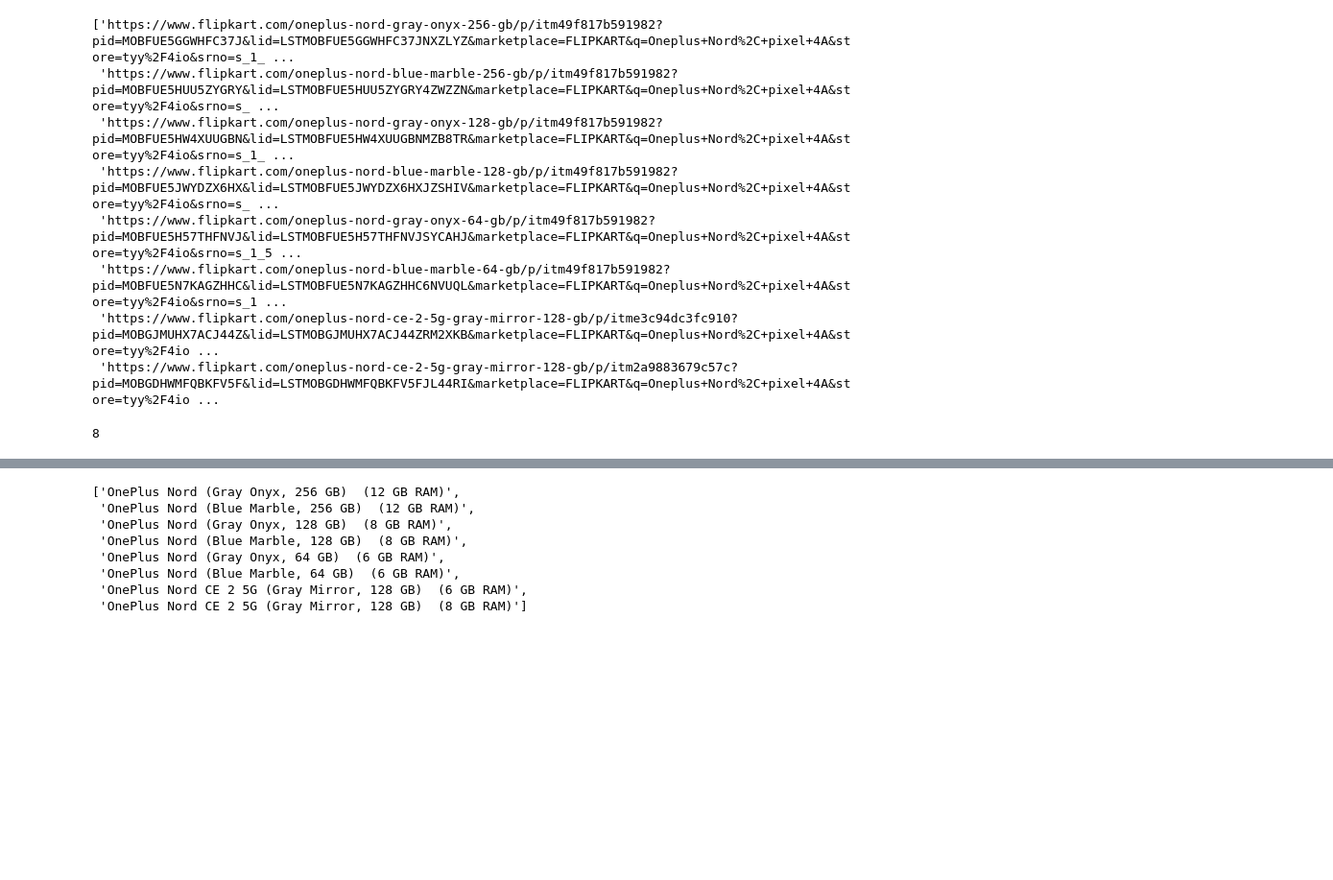
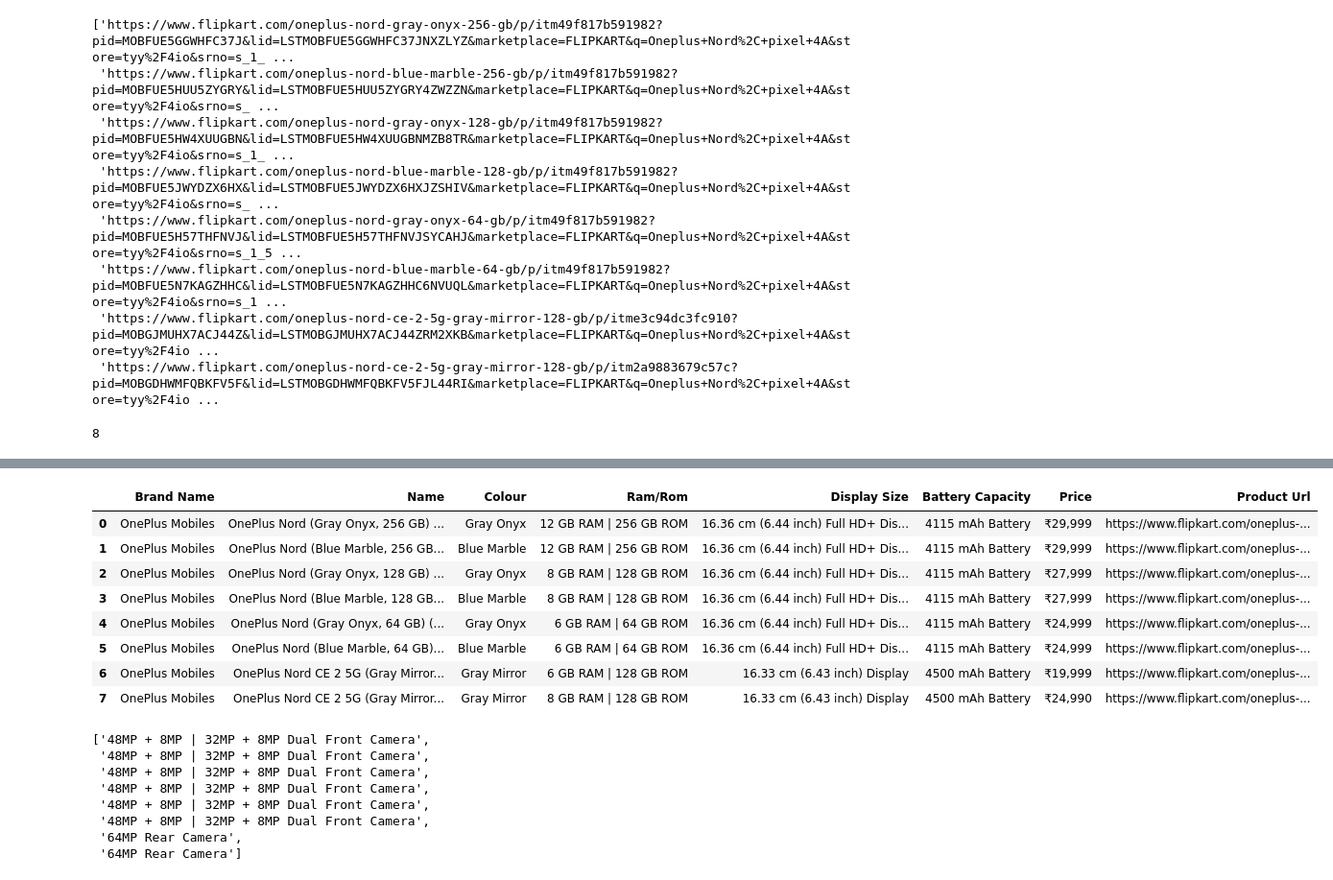
Before and after one commit to rzt1995/Internship, a Jupyter notebook: Assignment__3.ipynb, the cells around one changed output, grey strips where cells are left out. Shown: that part at 96% size. Cells and saved outputs as stored; diff of their text form; code cells hidden in the pictures; blank space fills up the shorter version.

```diff
--- a/Assignment__3.ipynb
+++ b/Assignment__3.ipynb
@@ -228,4 +228,46 @@ for i in product_url:
         name.append(n_name.text)
     except NoSuchElementException:
         name.append('-')
+for i in product_url:
+    driver.get(i)
+    try:
+        c_colour=driver.find_element(By.XPATH,'/html/body/div[1]/div/div[3]/div[1]/div[2]/div[7]/div/div/div[4]/div/div[2]/div/div[1]/table/tbody/tr[4]/td[2]/ul/li')
+        colour.append(c_colour.text)
+    except NoSuchElementException:
+        colour.append('-')
+for i in product_url:
+    driver.get(i)
+    try:
+        p_camera=driver.find_element(By.XPATH,'/html/body/div[1]/div/div[3]/div[1]/div[2]/div[6]/div[1]/div/div[2]/ul/li[3]')
+        primary_camera.append(p_camera.text)
+    except NoSuchElementException:
+        primary_camera.append('-')
+for i in product_url:
+    driver.get(i)
+    try:
+        d_display=driver.find_element(By.XPATH,'/html/body/div[1]/div/div[3]/div[1]/div[2]/div[6]/div[1]/div/div[2]/ul/li[2]')
+        display_size.append(d_display.text)
+    except NoSuchElementException:
+        display_size.append('-')
+for i in product_url:
+    driver.get(i)
+    try:
+        b_battery=driver.find_element(By.XPATH,'/html/body/div[1]/div/div[3]/div[1]/div[2]/div[6]/div[1]/div/div[2]/ul/li[4]')
+        battery_capacity.append(b_battery.text)
+    except NoSuchElementException:
+        battery_capacity.append('-')
+for i in product_url:
+    driver.get(i)
+    try:
+        p_price=driver.find_element(By.XPATH,'/html/body/div[1]/div/div[3]/div[1]/div[2]/div[2]/div/div[3]/div[1]/div/div')
+        prize.append(p_price.text)
+    except NoSuchElementException:
+        prize.append('-')
+for i in product_url:
+    driver.get(i)
+    try:
+        r_rom=driver.find_element(By.XPATH,'/html/body/div[1]/div/div[3]/div[1]/div[2]/div[6]/div[1]/div/div[2]/ul/li[1]')
+        rom.append(r_rom.text)
+    except NoSuchElementException:
+        rom.append('-')
 # %%
@@ -241,0 +293,13 @@ brand_name
+# %%
+df=pd.DataFrame({'Brand Name':brand_name,'Name':name,'Colour':colour,'Ram/Rom':rom,'Display Size':display_size,'Battery Capacity':battery_capacity,'Price':prize,'Product Url':product_url})
+df
+# %% [output]
+|  | Brand Name | Name | Colour | Ram/Rom | Display Size | Battery Capacity | Price | Product Url |
+| 0 | OnePlus Mobiles | OnePlus Nord (Gray Onyx, 256 GB) ... | Gray Onyx | 12 GB RAM | 256 GB ROM | 16.36 cm (6.44 inch) Full HD+ Dis... | 4115 mAh Battery | ₹29,999 | https://www.flipkart.com/oneplus-... |
+| 1 | OnePlus Mobiles | OnePlus Nord (Blue Marble, 256 GB... | Blue Marble | 12 GB RAM | 256 GB ROM | 16.36 cm (6.44 inch) Full HD+ Dis... | 4115 mAh Battery | ₹29,999 | https://www.flipkart.com/oneplus-... |
+| 2 | OnePlus Mobiles | OnePlus Nord (Gray Onyx, 128 GB) ... | Gray Onyx | 8 GB RAM | 128 GB ROM | 16.36 cm (6.44 inch) Full HD+ Dis... | 4115 mAh Battery | ₹27,999 | https://www.flipkart.com/oneplus-... |
+| 3 | OnePlus Mobiles | OnePlus Nord (Blue Marble, 128 GB... | Blue Marble | 8 GB RAM | 128 GB ROM | 16.36 cm (6.44 inch) Full HD+ Dis... | 4115 mAh Battery | ₹27,999 | https://www.flipkart.com/oneplus-... |
+| 4 | OnePlus Mobiles | OnePlus Nord (Gray Onyx, 64 GB) (... | Gray Onyx | 6 GB RAM | 64 GB ROM | 16.36 cm (6.44 inch) Full HD+ Dis... | 4115 mAh Battery | ₹24,999 | https://www.flipkart.com/oneplus-... |
+| 5 | OnePlus Mobiles | OnePlus Nord (Blue Marble, 64 GB)... | Blue Marble | 6 GB RAM | 64 GB ROM | 16.36 cm (6.44 inch) Full HD+ Dis... | 4115 mAh Battery | ₹24,999 | https://www.flipkart.com/oneplus-... |
+| 6 | OnePlus Mobiles | OnePlus Nord CE 2 5G (Gray Mirror... | Gray Mirror | 6 GB RAM | 128 GB ROM | 16.33 cm (6.43 inch) Display | 4500 mAh Battery | ₹19,999 | https://www.flipkart.com/oneplus-... |
+| 7 | OnePlus Mobiles | OnePlus Nord CE 2 5G (Gray Mirror... | Gray Mirror | 8 GB RAM | 128 GB ROM | 16.33 cm (6.43 inch) Display | 4500 mAh Battery | ₹24,990 | https://www.flipkart.com/oneplus-... |
@@ -242,11 +314,11 @@ brand_name
 # %%
-name
+primary_camera.split
 # %% [output]
-['OnePlus Nord (Gray Onyx, 256 GB)  (12 GB RAM)',
- 'OnePlus Nord (Blue Marble, 256 GB)  (12 GB RAM)',
- 'OnePlus Nord (Gray Onyx, 128 GB)  (8 GB RAM)',
- 'OnePlus Nord (Blue Marble, 128 GB)  (8 GB RAM)',
- 'OnePlus Nord (Gray Onyx, 64 GB)  (6 GB RAM)',
- 'OnePlus Nord (Blue Marble, 64 GB)  (6 GB RAM)',
- 'OnePlus Nord CE 2 5G (Gray Mirror, 128 GB)  (6 GB RAM)',
- 'OnePlus Nord CE 2 5G (Gray Mirror, 128 GB)  (8 GB RAM)']
+['48MP + 8MP | 32MP + 8MP Dual Front Camera',
+ '48MP + 8MP | 32MP + 8MP Dual Front Camera',
+ '48MP + 8MP | 32MP + 8MP Dual Front Camera',
+ '48MP + 8MP | 32MP + 8MP Dual Front Camera',
+ '48MP + 8MP | 32MP + 8MP Dual Front Camera',
+ '48MP + 8MP | 32MP + 8MP Dual Front Camera',
+ '64MP Rear Camera',
+ '64MP Rear Camera']
```
Also changed, not shown: parts of 18 cells of this notebook.
